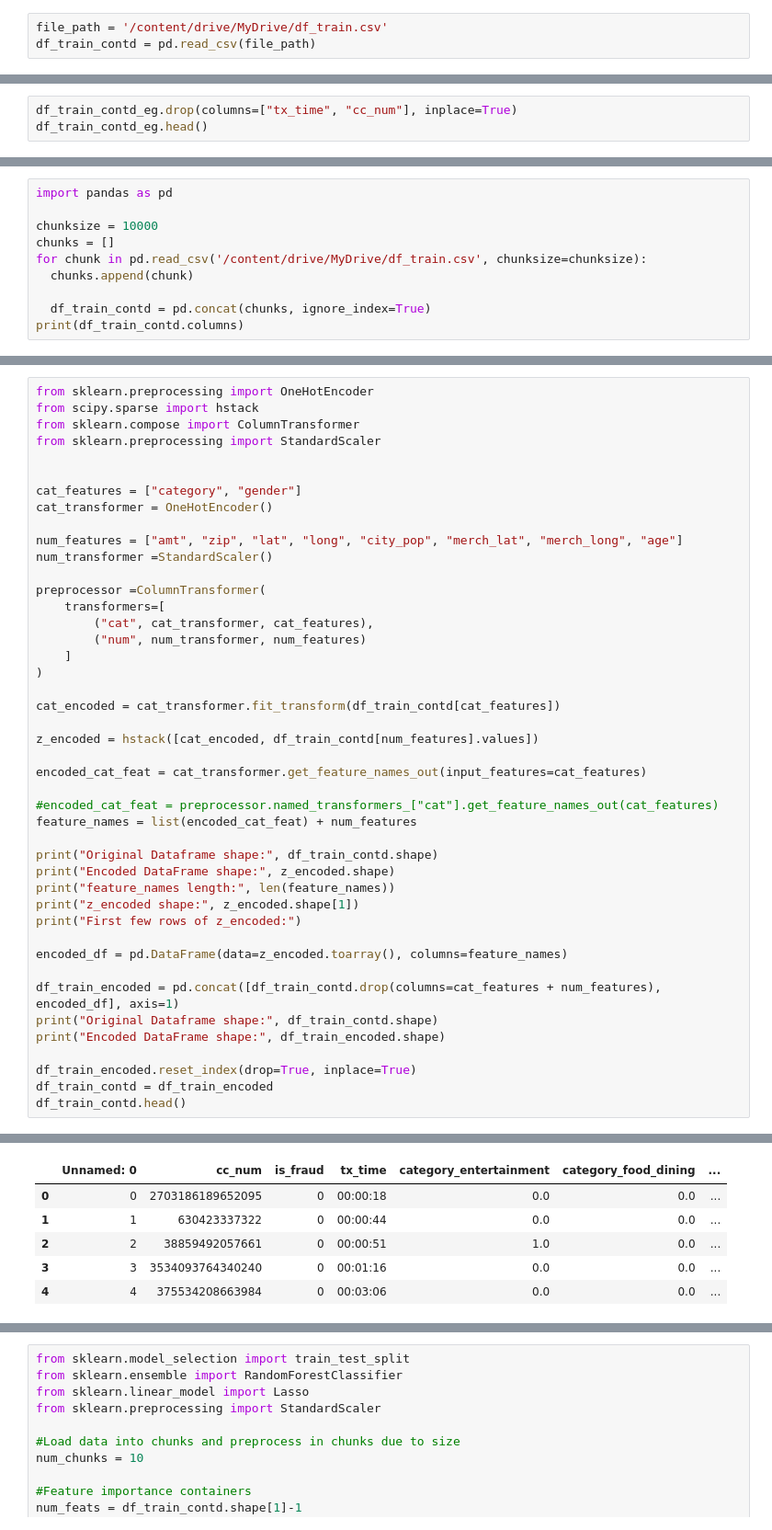
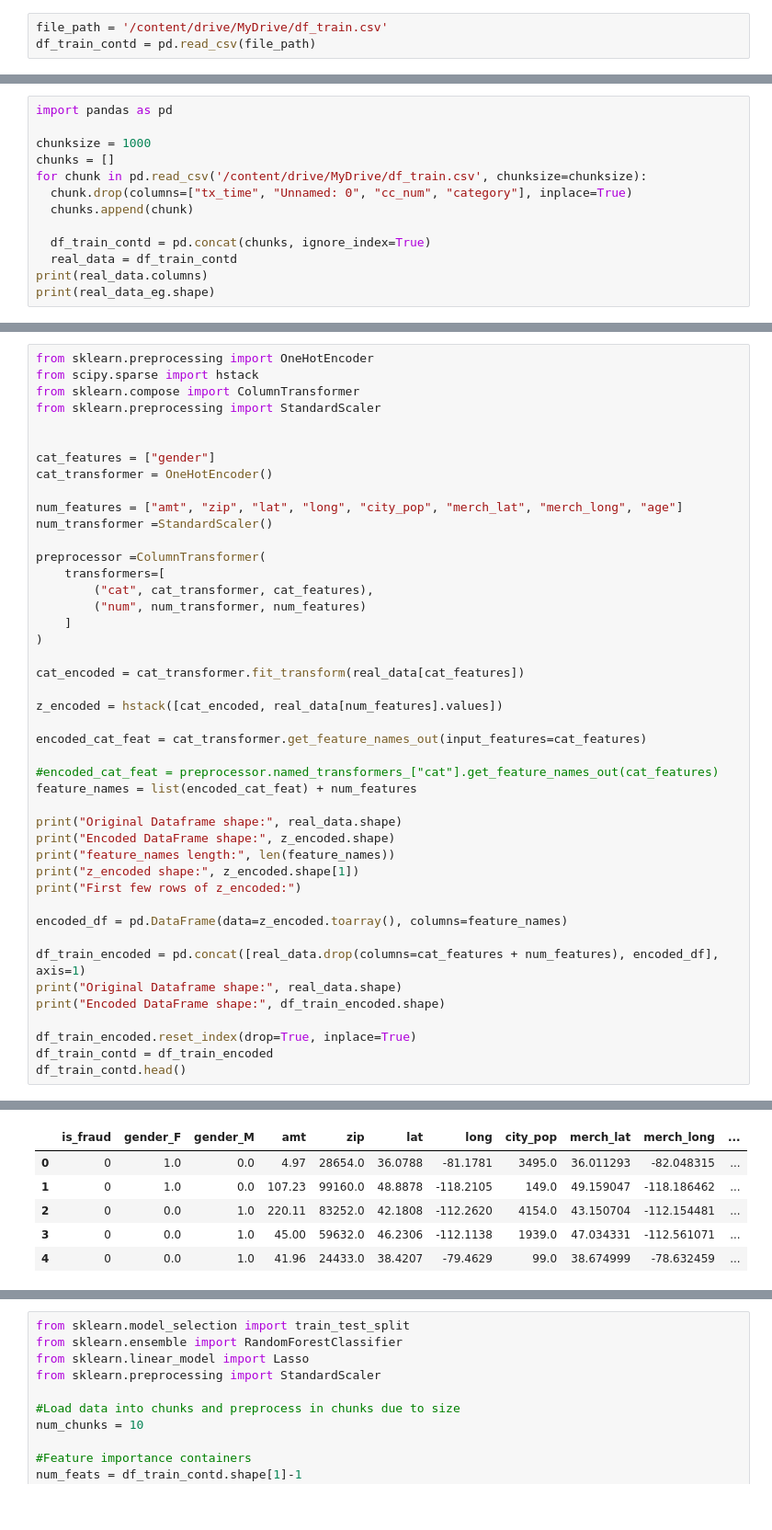
Before and after one commit to MicroPyscho/Credit-Card-Fraud-Prediction-using-GAN, a Jupyter notebook: Copy_of_Untitled2.ipynb, the cells around one changed output, grey strips where cells are left out. Shown at 92% size. Drawn from its saved outputs; the diff is of its cells as text.

```diff
--- a/Copy_of_Untitled2.ipynb
+++ b/Copy_of_Untitled2.ipynb
@@ -124,3 +97,0 @@ plt.show()
-# %%
-df_train_contd_eg.drop(columns=["tx_time", "cc_num"], inplace=True)
-df_train_contd_eg.head()
@@ -156,10 +153,13 @@ dtype: int64
 # %%
 import pandas as pd
 
-chunksize = 10000
+chunksize = 1000
 chunks = []
 for chunk in pd.read_csv('/content/drive/MyDrive/df_train.csv', chunksize=chunksize):
+  chunk.drop(columns=["tx_time", "Unnamed: 0", "cc_num", "category"], inplace=True)
   chunks.append(chunk)
 
   df_train_contd = pd.concat(chunks, ignore_index=True)
-print(df_train_contd.columns)
+  real_data = df_train_contd
+print(real_data.columns)
+print(real_data_eg.shape)
@@ -175,7 +172,7 @@ from sklearn.compose import ColumnTransformer
 from sklearn.preprocessing import StandardScaler
 
 
-cat_features = ["category", "gender"]
+cat_features = ["gender"]
 cat_transformer = OneHotEncoder()
 
 num_features = ["amt", "zip", "lat", "long", "city_pop", "merch_lat", "merch_long", "age"]
@@ -188,16 +185,16 @@ preprocessor =ColumnTransformer(
     ]
 )
 
-cat_encoded = cat_transformer.fit_transform(df_train_contd[cat_features])
+cat_encoded = cat_transformer.fit_transform(real_data[cat_features])
 
-z_encoded = hstack([cat_encoded, df_train_contd[num_features].values])
+z_encoded = hstack([cat_encoded, real_data[num_features].values])
 
 encoded_cat_feat = cat_transformer.get_feature_names_out(input_features=cat_features)
 
 #encoded_cat_feat = preprocessor.named_transformers_["cat"].get_feature_names_out(cat_features)
 feature_names = list(encoded_cat_feat) + num_features
 
-print("Original Dataframe shape:", df_train_contd.shape)
+print("Original Dataframe shape:", real_data.shape)
 print("Encoded DataFrame shape:", z_encoded.shape)
 print("feature_names length:", len(feature_names))
 print("z_encoded shape:", z_encoded.shape[1])
@@ -205,8 +202,8 @@ print("First few rows of z_encoded:")
 
 encoded_df = pd.DataFrame(data=z_encoded.toarray(), columns=feature_names)
 
-df_train_encoded = pd.concat([df_train_contd.drop(columns=cat_features + num_features), encoded_df], axis=1)
-print("Original Dataframe shape:", df_train_contd.shape)
+df_train_encoded = pd.concat([real_data.drop(columns=cat_features + num_features), encoded_df], axis=1)
+print("Original Dataframe shape:", real_data.shape)
 print("Encoded DataFrame shape:", df_train_encoded.shape)
 
 df_train_encoded.reset_index(drop=True, inplace=True)
@@ -223,6 +220,6 @@ Encoded DataFrame shape: (1296675, 28)
-|  | Unnamed: 0 | cc_num | is_fraud | tx_time | category_entertainment | category_food_dining | ... |
-| 0 | 0 | 2703186189652095 | 0 | 00:00:18 | 0.0 | 0.0 | ... |
-| 1 | 1 | 630423337322 | 0 | 00:00:44 | 0.0 | 0.0 | ... |
-| 2 | 2 | 38859492057661 | 0 | 00:00:51 | 1.0 | 0.0 | ... |
-| 3 | 3 | 3534093764340240 | 0 | 00:01:16 | 0.0 | 0.0 | ... |
-| 4 | 4 | 375534208663984 | 0 | 00:03:06 | 0.0 | 0.0 | ... |
+|  | is_fraud | gender_F | gender_M | amt | zip | lat | long | city_pop | merch_lat | merch_long | ... |
+| 0 | 0 | 1.0 | 0.0 | 4.97 | 28654.0 | 36.0788 | -81.1781 | 3495.0 | 36.011293 | -82.048315 | ... |
+| 1 | 0 | 1.0 | 0.0 | 107.23 | 99160.0 | 48.8878 | -118.2105 | 149.0 | 49.159047 | -118.186462 | ... |
+| 2 | 0 | 0.0 | 1.0 | 220.11 | 83252.0 | 42.1808 | -112.2620 | 4154.0 | 43.150704 | -112.154481 | ... |
+| 3 | 0 | 0.0 | 1.0 | 45.00 | 59632.0 | 46.2306 | -112.1138 | 1939.0 | 47.034331 | -112.561071 | ... |
+| 4 | 0 | 0.0 | 1.0 | 41.96 | 24433.0 | 38.4207 | -79.4629 | 99.0 | 38.674999 | -78.632459 | ... |
```
Also changed, not shown: parts of 22 cells of this notebook.
